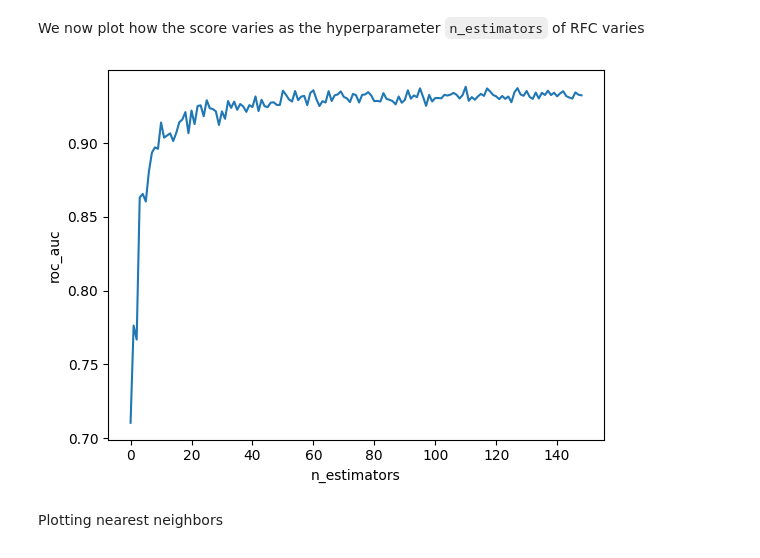
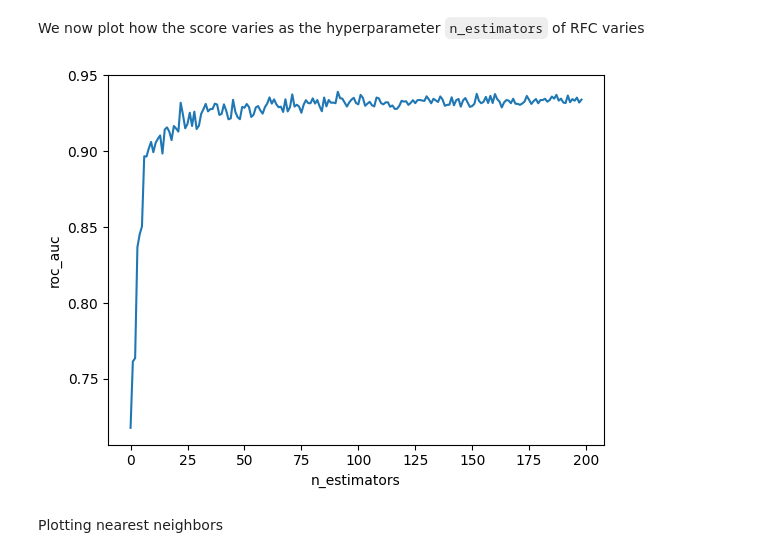
Before and after one commit to tadejpetric/nsu, a Jupyter notebook: dn1/dn1_resitve.ipynb, the cells around one changed output. Cells and saved outputs as stored; diff of their text form; code cells hidden in the pictures.

```diff
--- a/dn1/dn1_resitve.ipynb
+++ b/dn1/dn1_resitve.ipynb
@@ -75,14 +75,14 @@ import matplotlib.pyplot as plt
 # %%
 
 scores = [cross_validate(RandomForestClassifier(n_estimators=n), xtrain, ytrain, n_jobs=-1, cv=5, scoring="roc_auc")["test_score"].mean()
-          for n in range(1,150)]
+          for n in range(1,200)]
 fig, ax = plt.subplots()
 ax.set(xlabel="n_estimators", ylabel="roc_auc")
 ax.plot(scores)
 fig.savefig("rfc.png")
 plt.show()
 # %% [output]
-[figure, old version]
+[figure, new version]
 # %% [markdown]
 Plotting nearest neighbors
 # %%
```
Also changed, not shown: parts of 16 cells of this notebook, 8 other files.
